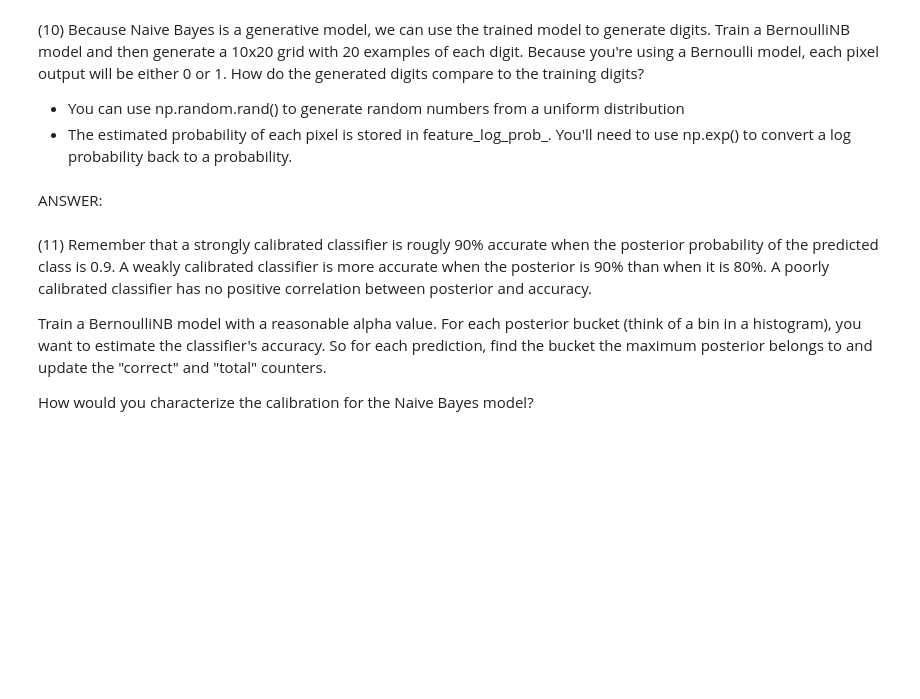
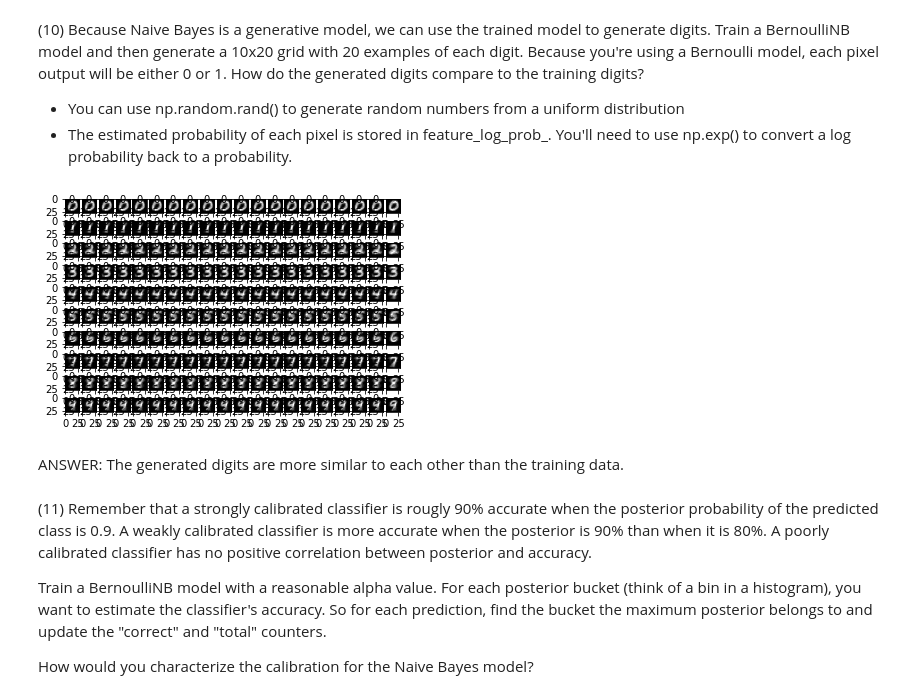
Before and after one commit to danonprice/w207_project1, a Jupyter notebook: dan_price_p1.ipynb, the cells around one changed output. Cells and saved outputs as stored; diff of their text form; code cells hidden in the pictures; blank space fills up the shorter version.

```diff
--- a/dan_price_p1.ipynb
+++ b/dan_price_p1.ipynb
@@ -424,5 +423,35 @@ ANSWER:
-# %% [markdown]
-ANSWER:
+# %%
+def P10(num_examples):
+
+### STUDENT START ###
+
+    bnb = BernoulliNB(binarize=0.5)
+    bnb.fit(mini_train_data,mini_train_labels)
+    est_prob = np.exp(bnb.feature_log_prob_)
+
+    plot_index = 1
+    for prob in est_prob:
+        for example in range(20):
+            #digit = np.array(prob*np.random.rand()).reshape((28,28))
+            digit = np.array(randomize(prob)).reshape((28,28))
+            plt.subplot(10,20,plot_index)
+            plt.imshow(digit, cmap='gray')
+            plot_index += 1
+    plt.show()
+
+def randomize(input):
+    output = [0 for i in input]
+    for elem in input:
+        output = input*np.random.rand()
+    return output
+
+### STUDENT END ###
+
+P10(20)
+# %% [output]
+[figure, added]
+# %% [markdown]
+ANSWER: The generated digits are more similar to each other than the training data.
 # %% [markdown]
 (11) Remember that a strongly calibrated classifier is rougly 90% accurate when the posterior probability of the predicted class is 0.9. A weakly calibrated classifier is more accurate when the posterior is 90% than when it is 80%. A poorly calibrated classifier has no positive correlation between posterior and accuracy.
 
```
Also changed, not shown: parts of 14 cells of this notebook.
